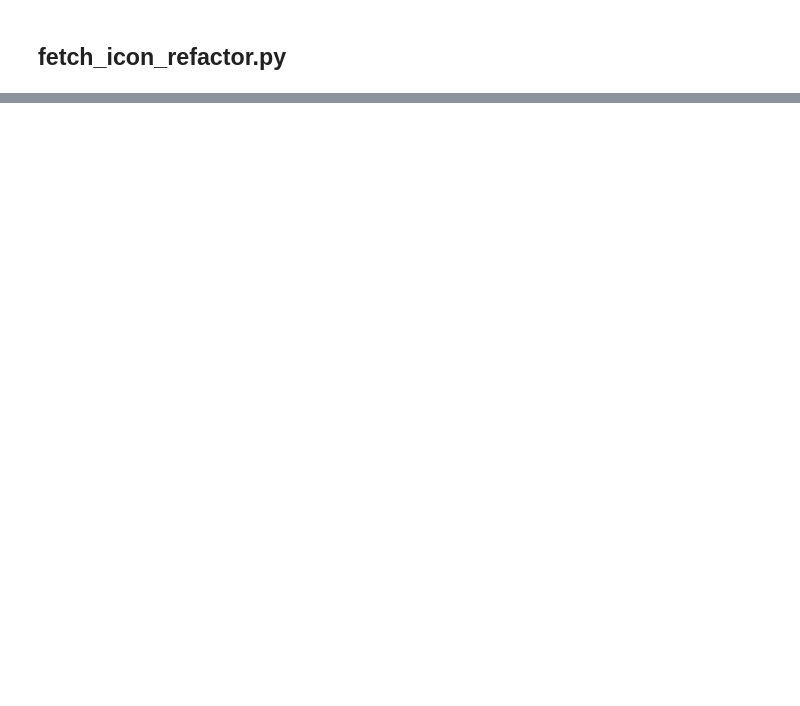
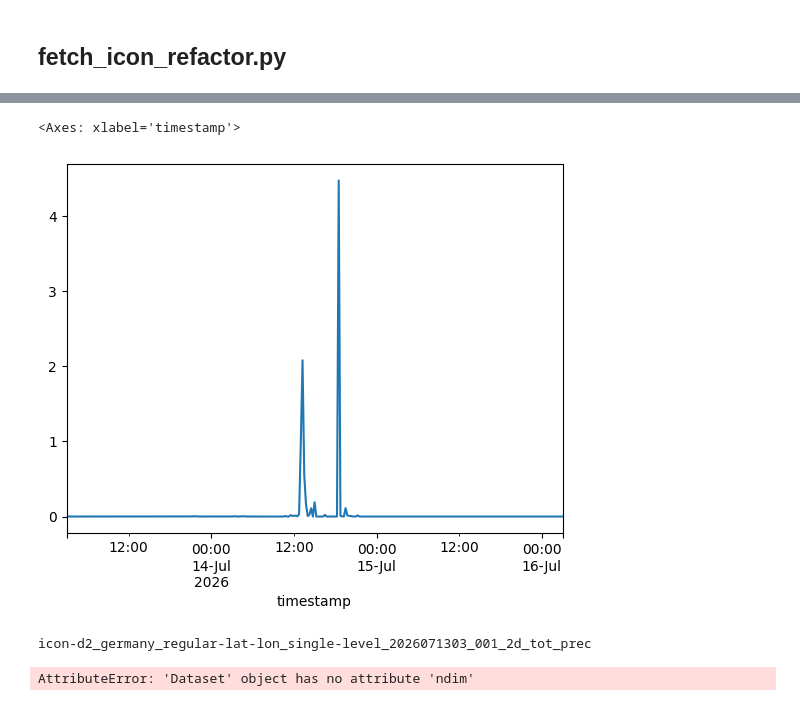
Before and after one commit to danielsehr/pred-Q-ueich, a Jupyter notebook: notebooks/refactor_icon.ipynb, the cells around one changed output, grey strips where cells are left out. Drawn from its saved outputs; the diff is of its cells as text; code cells hidden in the pictures; blank space fills up the shorter version.

```diff
--- a/notebooks/refactor_icon.ipynb
+++ b/notebooks/refactor_icon.ipynb
@@ -50,0 +46,22 @@ download_all_icon_file(icon_files=runs)
+# %%
+%load_ext autoreload
+%autoreload 2
+
+import os
+os.chdir("C:/Users/Administrator/PythonProjects/discharge_queich/")
+
+from dataclasses import dataclass
+from pathlib import Path
+import pandas as pd
+import geopandas as gpd
+
+from discharge_queich.configs import settings
+from discharge_queich.jobs.icon.process_icon import build_precip_timeseries
+
+from sqlalchemy import select, func
+from sqlalchemy.orm import Session
+from discharge_queich.database.db import SessionLocal, engine
+from discharge_queich.database.models import IconPrecipForecastAllruns
+
+catchment_settings = settings.ingestion.catchment
+icon_settings = settings.ingestion.icon
@@ -50,0 +295,33 @@ download_all_icon_file(icon_files=runs)
+# %%
+df["precip_mean"].plot()
+# %% [output]
+<Axes: xlabel='timestamp'>
+[figure, added]
+# %%
+import xarray as xr
+
+file = df_filter["file_path"].iloc[1]
+run_time = df_filter["run_time"].iloc[1]
+catchment_path = catchment_settings.catchment_path
+clip_crs = icon_settings.clip_crs
+
+catchment = gpd.read_file(catchment_path).to_crs(clip_crs)
+
+print(Path(file).stem)
+
+ds = xr.open_dataset(
+    file,
+    engine="cfgrib",
+    backend_kwargs={"indexpath": ""},
+    )
+
+precip_crop = clip_to_catchment(
+    dataset=ds,
+    catchment=catchment,
+    crs=clip_crs
+)
+
+extract_precip_timeseries(precip=ds, run_time=run_time)
+# %% [output]
+icon-d2_germany_regular-lat-lon_single-level_2026071303_001_2d_tot_prec
+AttributeError: 'Dataset' object has no attribute 'ndim'
```
Also changed, not shown: parts of 17 cells of this notebook.
